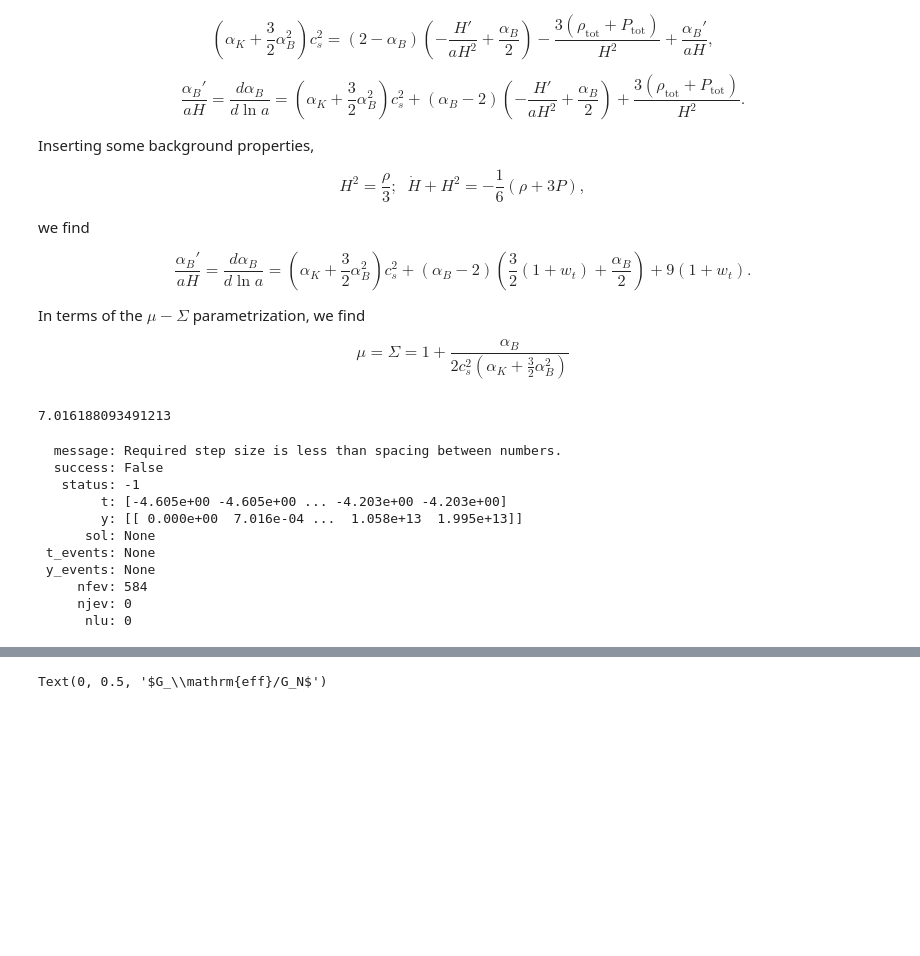
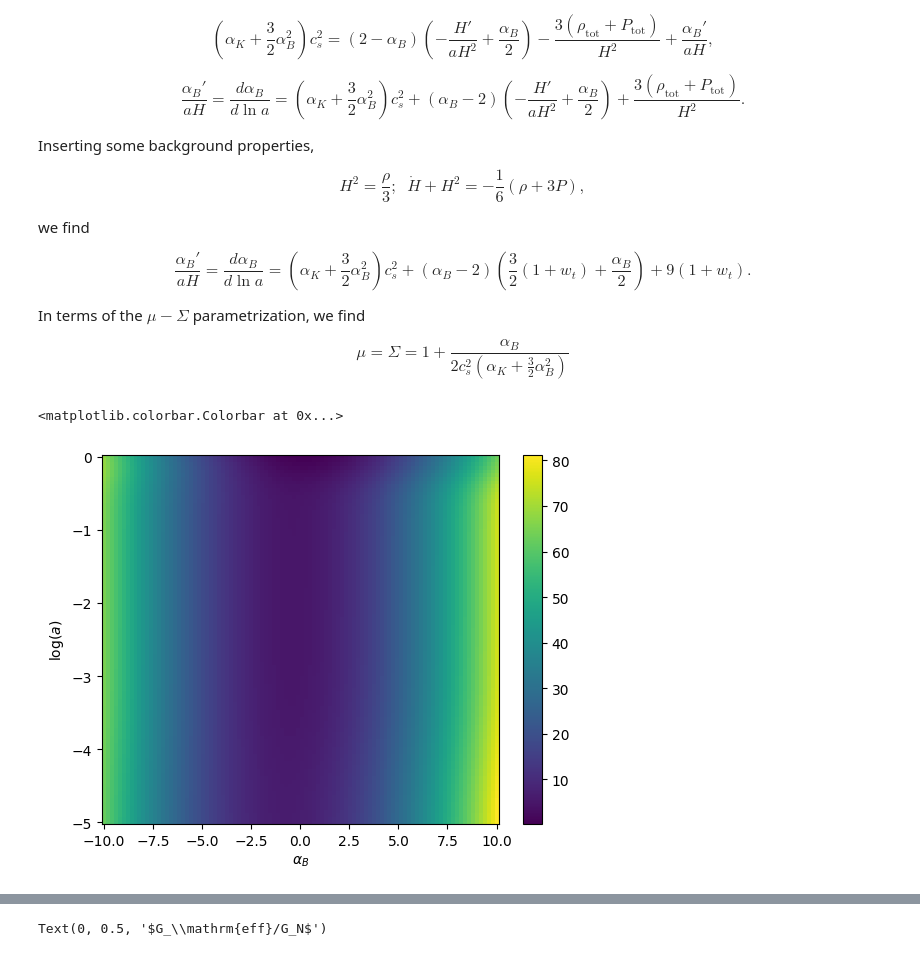
Before and after one commit to joaoreboucas1/cs2-project, a Jupyter notebook: analysis/cs2_alpha_b.ipynb, the cells around one changed output, grey strips where cells are left out. Drawn from its saved outputs; the diff is of its cells as text; code cells hidden in the pictures; blank space fills up the shorter version.

```diff
--- a/analysis/cs2_alpha_b.ipynb
+++ b/analysis/cs2_alpha_b.ipynb
@@ -80,16 +103,10 @@ def find_alpha_B(cs2, omega_m, omega_r, w0, wa):
 # %%
-find_alpha_B(1, 0.3, 2.5e-5, -0.9, 0.2)
+derivs, loga, alpha_B = study_alpha_B(alpha_K=-10, cs2=0.1, omega_m=0.3, omega_r=2.5e-5, w0=-0.7, wa=-0.5)
+plt.pcolormesh(alpha_B, loga, derivs)
+plt.xlabel("$\\alpha_B$")
+plt.ylabel("$\\log(a)$")
+plt.colorbar()
 # %% [output]
-7.016188093491213
+<matplotlib.colorbar.Colorbar at 0x...>
-  message: Required step size is less than spacing between numbers.
-  success: False
-   status: -1
-        t: [-4.605e+00 -4.605e+00 ... -4.203e+00 -4.203e+00]
-        y: [[ 0.000e+00  7.016e-04 ...  1.058e+13  1.995e+13]]
-      sol: None
- t_events: None
- y_events: None
-     nfev: 584
-     njev: 0
-      nlu: 0
+[figure, added]
 # %%
```
Also changed, not shown: parts of 4 cells of this notebook.
